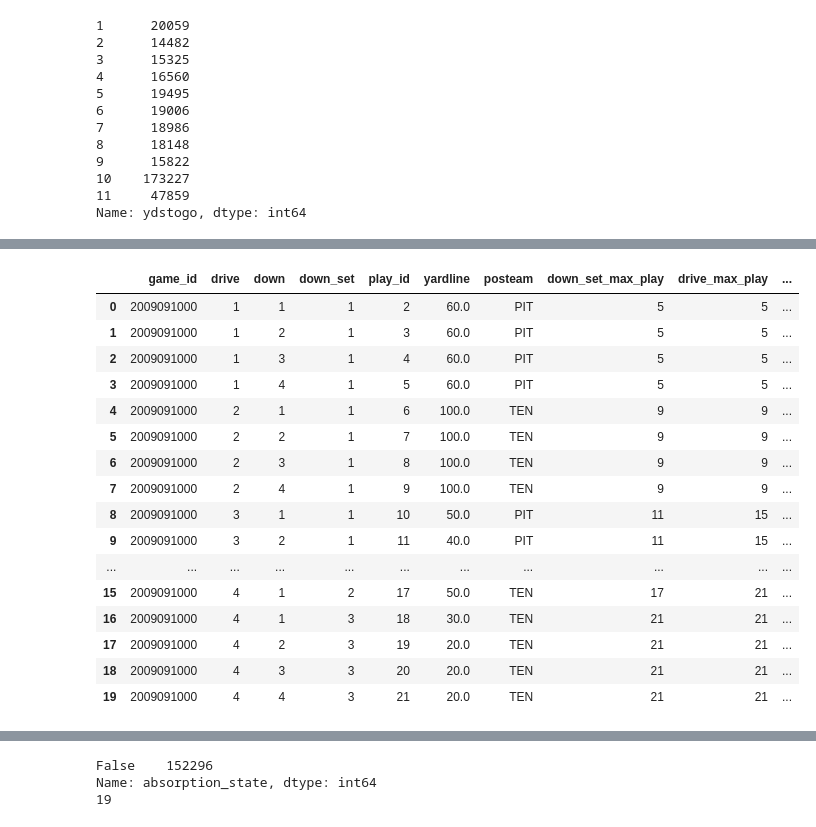
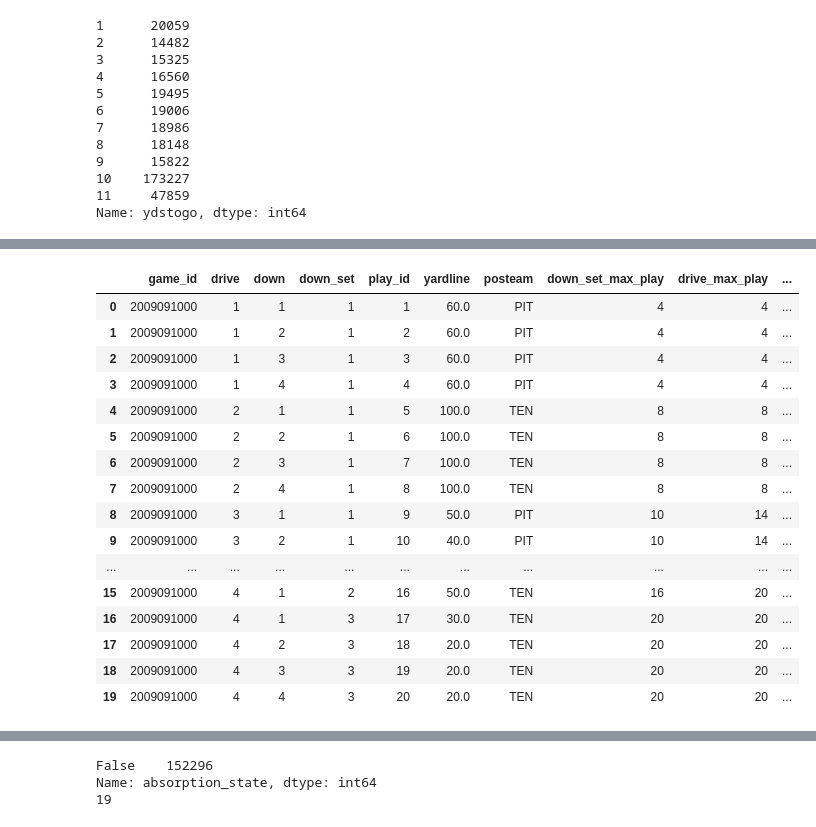
Before and after one commit to acharabin/NFL-Down-Set-Outcome-Prediction, a Jupyter notebook: NFL-Down-Set-Outcome-Prediction.ipynb, the cells around one changed output, grey strips where cells are left out. Cells and saved outputs as stored; diff of their text form; code cells hidden in the pictures.

```diff
--- a/NFL-Down-Set-Outcome-Prediction.ipynb
+++ b/NFL-Down-Set-Outcome-Prediction.ipynb
@@ -85,7 +88,7 @@ dataset['yardline'].value_counts().sort_index()
 Name: yardline, dtype: int64
 # %%
 # Create yards to go field with a final bucket of 11+
-dataset['ydstogo_archive']=dataset['ydstogo']
+dataset['ydstogo_archive']=dataset['ydstogo'].copy()
 yards_to_go_max=11
 dataset['ydstogo']=np.where(dataset['ydstogo']>yards_to_go_max,yards_to_go_max,dataset['ydstogo'])
 dataset['ydstogo'].value_counts().sort_index()
@@ -104,9 +107,9 @@ dataset['ydstogo'].value_counts().sort_index()
 Name: ydstogo, dtype: int64
 # %%
 # Convert yards_gained to Int64
-dataset['yards_gained_archive']=dataset['yards_gained']
+dataset['yards_gained_archive']=dataset['yards_gained'].copy()
 dataset['yards_gained']=dataset['yards_gained'].astype('Int64')
 # %%
 # Because of the lack on monotonicity observed in some cases with play_id >
-# in the loop, I will rebuild the play_id to enumerate from 1:p in a game based on the dataset order
-dataset['play_id_archive']=dataset['play_id']
+# in the loop, I will rebuild the play_id to index from 1:p in a game based on the dataset order
+dataset['play_id_archive']=dataset['play_id'].copy()
@@ -117,6 +116,6 @@ dataset['play_id_archive']=dataset['play_id']
 # %%
-# Find down set through a loop
-# Likely can't be vectorized as finding the drive set requires cumulative information from the drive
+# Run a loop through all games, drives, and plays that adds a set of downs (down set) each time there is a new 1st down
+# Because finding the down set requires cumulative information from the drive, the following loop likely can't be vectorized
 dataset['down']=dataset['down'].apply(int)
 down_set_list=[]
 down_set_id_list=[]
@@ -124,7 +123,7 @@ down_set_id=0
 play_in_game_list=[]
 for g, game_id in enumerate(dataset['game_id'].unique(), start=1):
     game_dataset=dataset[dataset['game_id']==game_id]
-    play_in_game=1
+    play_in_game=0
     for d, drive in enumerate(game_dataset['drive'].unique(), start=1):
         drive_dataset=game_dataset[game_dataset['drive']==drive]
         for p, play_id in enumerate(drive_dataset['play_id'].unique(), start=1):
@@ -134,6 +133,7 @@ for g, game_id in enumerate(dataset['game_id'].unique(), start=1):
                 down_set_id+=1
             elif drive_dataset.iloc[p-1,:]['down']==1:
                 down_set+=1
+                down_set_id+=1
             down_set_list.append(down_set)
             down_set_id_list.append(down_set_id)
             play_in_game_list.append(play_in_game)
@@ -163,41 +153,41 @@ dataset.loc[dataset['game_id']==2009091000,['game_id','drive','down','down_set',
 # %%
 # Build requirements to find absorption states
 
 # Create identifier for the last play in a down set
 dataset['down_set_max_play']=dataset.groupby(['game_id','drive','down_set'])['play_id'].transform(max)
 
 # Create identifier for the last play in a drive
 dataset['drive_max_play']=dataset.groupby(['game_id','drive'])['play_id'].transform(max)
+
+# Create identifier for the last down in a set
+dataset['down_set_max_down']=dataset.groupby(['game_id','drive'])['down'].transform(max)
 
 # Create identifier for the last play in a game
 dataset['game_half_max_play']=dataset.groupby(['game_id','game_half'])['play_id'].transform(max)
 
 # Find yardline of next down_set
 # dataset=dataset.drop(['yardline_next_down_set'],axis=1)
 first_down=dataset.loc[dataset['down']==1,['game_id','drive','down_set','yardline']].rename(columns={'yardline': 'yardline_next_down_set'})
 first_down['down_set']=first_down['down_set']-1
 dataset=dataset.merge(first_down,how='left',on=['game_id','drive','down_set'])
 
-# Filter to the last down in the down_set
-last_play_in_down_set=dataset[dataset['play_id']==dataset['down_set_max_play']]
-
 # Observe Result
-dataset.loc[dataset['game_id']==2009091000,['game_id','drive','down','down_set','play_id','yardline','posteam','down_set_max_play','drive_max_play','game_half_max_play','yardline_next_down_set']].head(20)
+dataset.loc[dataset['game_id']==2009091000,['game_id','drive','down','down_set','play_id','yardline','posteam','down_set_max_play','drive_max_play','down_set_max_down','game_half_max_play','yardline_next_down_set']].head(20)
 # %% [output]
 |  | game_id | drive | down | down_set | play_id | yardline | posteam | down_set_max_play | drive_max_play | ... |
-| 0 | 2009091000 | 1 | 1 | 1 | 2 | 60.0 | PIT | 5 | 5 | ... |
-| 1 | 2009091000 | 1 | 2 | 1 | 3 | 60.0 | PIT | 5 | 5 | ... |
-| 2 | 2009091000 | 1 | 3 | 1 | 4 | 60.0 | PIT | 5 | 5 | ... |
-| 3 | 2009091000 | 1 | 4 | 1 | 5 | 60.0 | PIT | 5 | 5 | ... |
-| 4 | 2009091000 | 2 | 1 | 1 | 6 | 100.0 | TEN | 9 | 9 | ... |
-| 5 | 2009091000 | 2 | 2 | 1 | 7 | 100.0 | TEN | 9 | 9 | ... |
-| 6 | 2009091000 | 2 | 3 | 1 | 8 | 100.0 | TEN | 9 | 9 | ... |
-| 7 | 2009091000 | 2 | 4 | 1 | 9 | 100.0 | TEN | 9 | 9 | ... |
-| 8 | 2009091000 | 3 | 1 | 1 | 10 | 50.0 | PIT | 11 | 15 | ... |
-| 9 | 2009091000 | 3 | 2 | 1 | 11 | 40.0 | PIT | 11 | 15 | ... |
+| 0 | 2009091000 | 1 | 1 | 1 | 1 | 60.0 | PIT | 4 | 4 | ... |
+| 1 | 2009091000 | 1 | 2 | 1 | 2 | 60.0 | PIT | 4 | 4 | ... |
+| 2 | 2009091000 | 1 | 3 | 1 | 3 | 60.0 | PIT | 4 | 4 | ... |
+| 3 | 2009091000 | 1 | 4 | 1 | 4 | 60.0 | PIT | 4 | 4 | ... |
+| 4 | 2009091000 | 2 | 1 | 1 | 5 | 100.0 | TEN | 8 | 8 | ... |
+| 5 | 2009091000 | 2 | 2 | 1 | 6 | 100.0 | TEN | 8 | 8 | ... |
+| 6 | 2009091000 | 2 | 3 | 1 | 7 | 100.0 | TEN | 8 | 8 | ... |
+| 7 | 2009091000 | 2 | 4 | 1 | 8 | 100.0 | TEN | 8 | 8 | ... |
+| 8 | 2009091000 | 3 | 1 | 1 | 9 | 50.0 | PIT | 10 | 14 | ... |
+| 9 | 2009091000 | 3 | 2 | 1 | 10 | 40.0 | PIT | 10 | 14 | ... |
 | ... | ... | ... | ... | ... | ... | ... | ... | ... | ... | ... |
-| 15 | 2009091000 | 4 | 1 | 2 | 17 | 50.0 | TEN | 17 | 21 | ... |
-| 16 | 2009091000 | 4 | 1 | 3 | 18 | 30.0 | TEN | 21 | 21 | ... |
-| 17 | 2009091000 | 4 | 2 | 3 | 19 | 20.0 | TEN | 21 | 21 | ... |
-| 18 | 2009091000 | 4 | 3 | 3 | 20 | 20.0 | TEN | 21 | 21 | ... |
-| 19 | 2009091000 | 4 | 4 | 3 | 21 | 20.0 | TEN | 21 | 21 | ... |
+| 15 | 2009091000 | 4 | 1 | 2 | 16 | 50.0 | TEN | 16 | 20 | ... |
+| 16 | 2009091000 | 4 | 1 | 3 | 17 | 30.0 | TEN | 20 | 20 | ... |
+| 17 | 2009091000 | 4 | 2 | 3 | 18 | 20.0 | TEN | 20 | 20 | ... |
+| 18 | 2009091000 | 4 | 3 | 3 | 19 | 20.0 | TEN | 20 | 20 | ... |
+| 19 | 2009091000 | 4 | 4 | 3 | 20 | 20.0 | TEN | 20 | 20 | ... |
```
Also changed, not shown: parts of 49 cells of this notebook, 10 other files.
